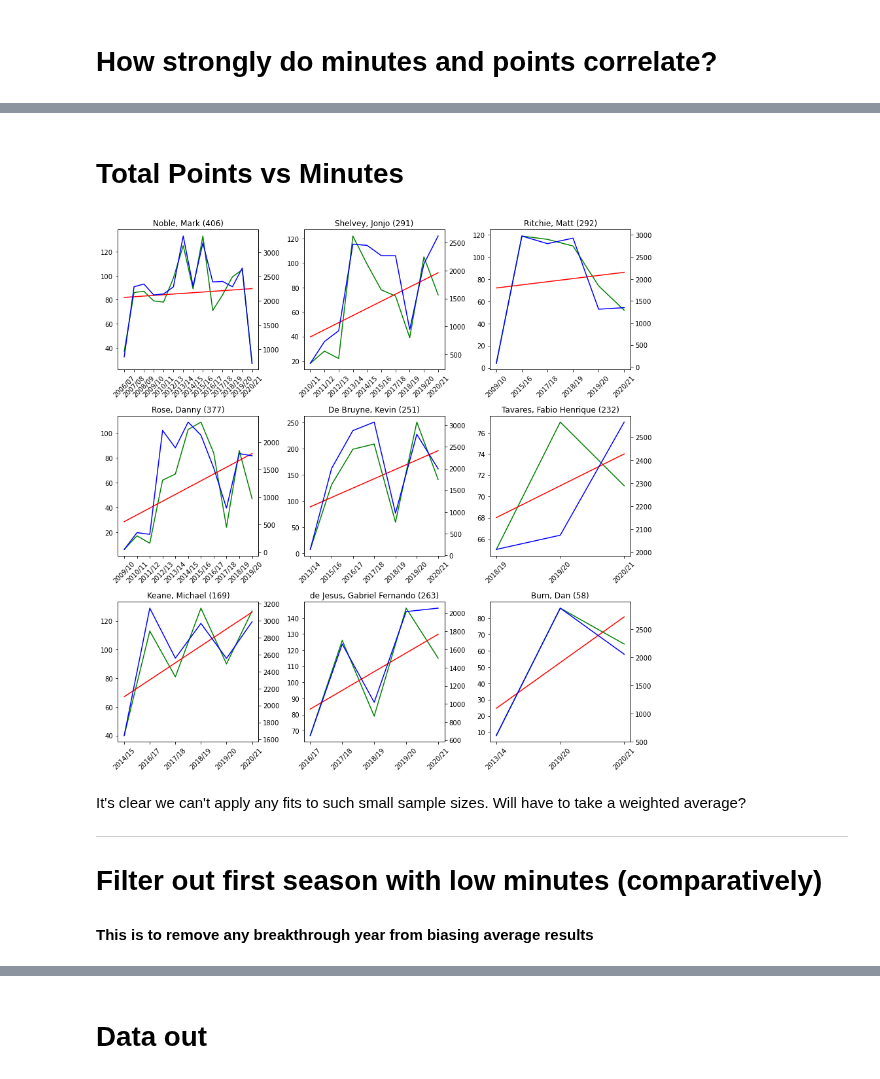
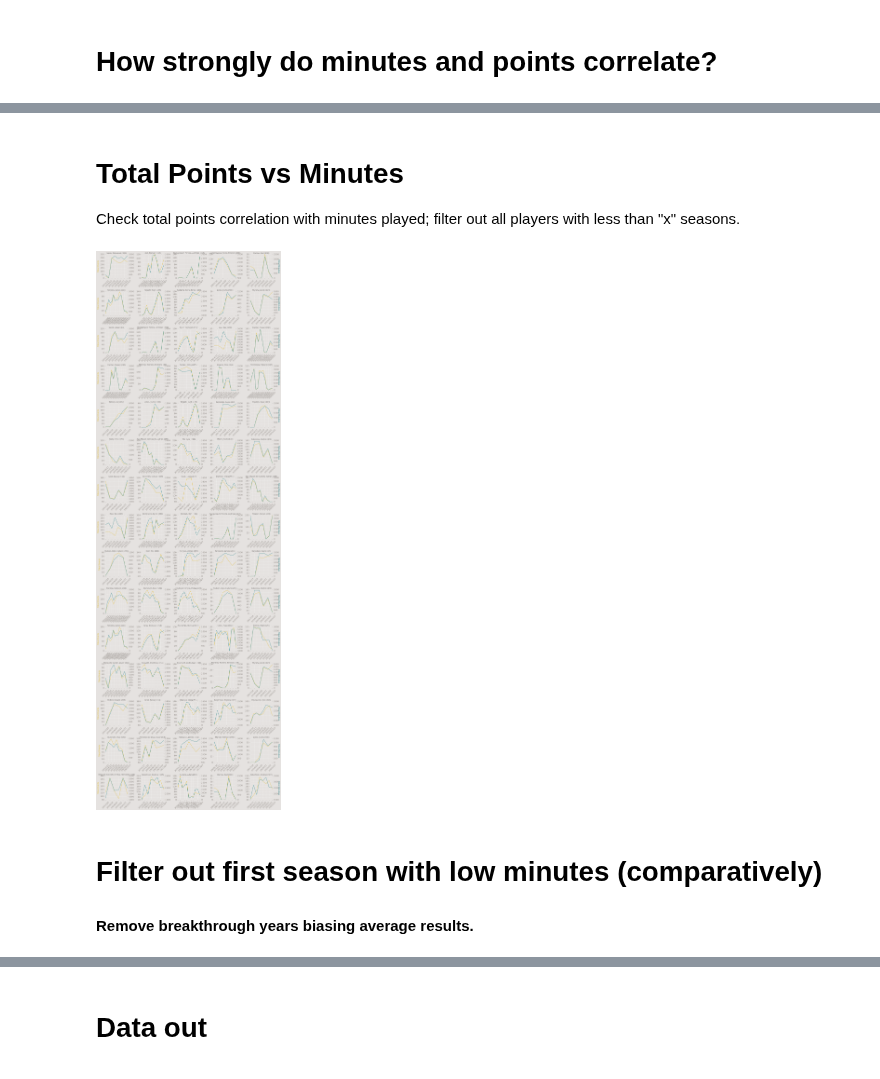
Before and after one commit to edwardhutchinson/fantasy-football-epl, a Jupyter notebook: notebooks/metric_research.ipynb, the cells around one changed output, grey strips where cells are left out. Cells and saved outputs as stored; diff of their text form; code cells hidden in the pictures.

```diff
--- a/notebooks/metric_research.ipynb
+++ b/notebooks/metric_research.ipynb
@@ -28,0 +64,6 @@ ph = {i: pd.read_csv(f'../data/p_{i}.csv') for i in p.index}  # player_history,
+# %%
+historic = pd.concat((load_player_csv(f) for f in data_dir.glob("p_*.csv"))).join(players, on="id")
+historic["delta_cost"] = historic["end_cost"] - historic["start_cost"]
+
+players = players[players.index.to_series().apply(lambda idx: idx in historic["id"].unique())]
+historic.head()
@@ -29,11 +99,2 @@ ph = {i: pd.read_csv(f'../data/p_{i}.csv') for i in p.index}  # player_history,
 # %% [markdown]
 # How strongly do minutes and points correlate?
-# %%
-_p = None
-for i, df in ph.items():
-    df['season_number'] = np.arange(df.shape[0]) + 1
-    if _p is None:
-        _p = df.assign(id=i)
-    else:
-        _p = _p.append(df.assign(id=i), ignore_index=True)
-_p['position']  = _p['id'].apply(lambda x: p.loc[x, 'position'])
@@ -74,33 +122,42 @@ for m in np.arange(0, _p['minutes'].max(), 500):
-# %% [markdown]
-# Total Points vs Minutes
+# %% [markdown]
+# Total Points vs Minutes
+
+Check total points correlation with minutes played; filter out all players with less than "x" seasons.
+# %%
+seasons_required = 5
+season_limit_mask = historic.groupby(by="id")["name"].count() > seasons_required
+player_ids_with_season_limit = season_limit_mask.index[season_limit_mask]
 # %%
-random_players = np.random.choice(_p['id'], 9)
-fig, axes = plt.subplots(3, 3, figsize=(12, 12))
+rows, cols = (5, 15)
 
-i = 0
-for rp in random_players:
-    player_data = _p[_p['id']==rp]
-    idx, idy = divmod(i, 3)
-    ax_a = axes[idx, idy]
+random_players = np.random.choice(player_ids_with_season_limit, rows * cols)
+fig, axes = plt.subplots(cols, rows, figsize=(rows*3, cols*3))
+
+for i, player_id in enumerate(random_players):
+    player_data = historic[historic["id"]==player_id]
+
+    idx, idy = divmod(i, rows)
+    ax_a = cast(plt.Axes, axes[idx, idy])
     ax_b = ax_a.twinx()
-    ax_a.plot('season_name', 'total_points', data=player_data, c='g')
-    ax_b.plot('season_name', 'minutes', data=player_data, c='b')
-    ax_a.set_title(f'{p.loc[rp, "second_name"]}, {p.loc[rp, "first_name"]} ({rp})')
-    ax_a.tick_params(axis='x', labelrotation=45)
-    i += 1
+    ax_b.grid(visible=False)
 
-    # add fit -- can't use this...
-    x = np.arange(player_data.shape[0])
-    reg = LinearRegression().fit(x.reshape((-1, 1)), player_data['total_points'])
-    ax_a.plot(player_data['season_name'], reg.predict(x.reshape((-1, 1))), color='r')
+    ax_a.plot("season_name", "total_points", data=player_data, c="#E3BA22")
+    ax_b.plot("season_name", "minutes", data=player_data, c="#137B80")
+    ax_a.set_title(
+        f"{players.loc[player_id, 'second_name']}, {players.loc[player_id, 'first_name']} ({player_id})",
+        fontdict={"fontsize": 10}
+    )
+    ax_a.tick_params(axis="x", labelrotation=45)
+
+    if idy == 0:
+        ax_a.set_ylabel("Total Points", fontdict={"color": get_color(0)})
+    elif idy == rows - 1:
+        ax_b.set_ylabel("Total Minutes", fontdict={"color": get_color(1), "rotation": 270})
+
 plt.tight_layout()
 # %% [output]
-[figure, old version]
+[figure, new version]
-# %% [markdown]
-It's clear we can't apply any fits to such small sample sizes. Will have to take a weighted average?
-
----
-
-# Filter out first season with low minutes (comparatively)
-#### This is to remove any breakthrough year from biasing average results
+# %% [markdown]
+# Filter out first season with low minutes (comparatively)
+#### Remove breakthrough years biasing average results.
 # %%
```
Also changed, not shown: parts of 20 cells of this notebook, 1 other file.
